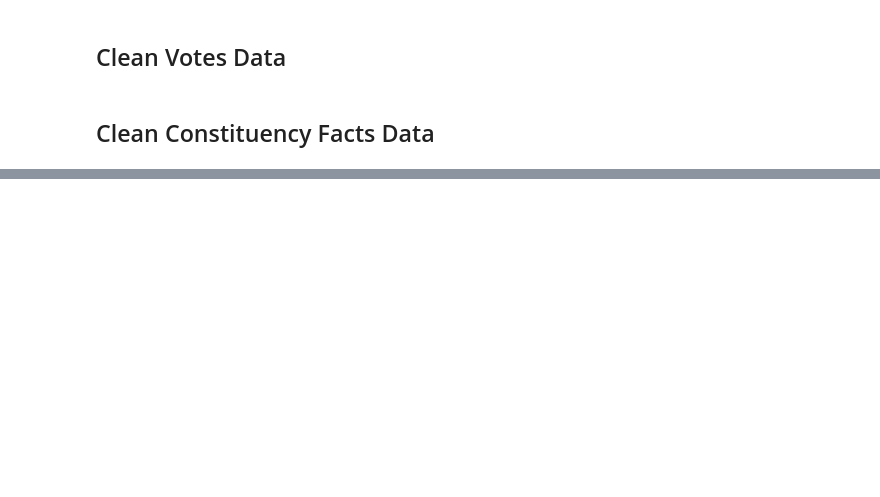
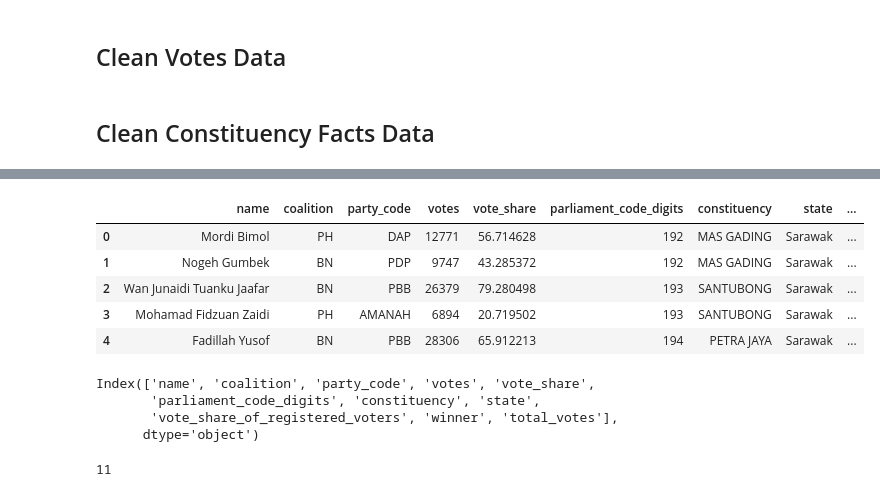
Before and after one commit to Thibico/malaysia-election-data-scraping, a Jupyter notebook: wrangling_and_cleaning_The_Star_2018.ipynb, the cells around one changed output, grey strips where cells are left out. Cells and saved outputs as stored; diff of their text form; code cells hidden in the pictures; blank space fills up the shorter version.

```diff
--- a/wrangling_and_cleaning_The_Star_2018.ipynb
+++ b/wrangling_and_cleaning_The_Star_2018.ipynb
@@ -254,0 +271,20 @@ parliament_facts.to_csv('data/cleaned/the_star/constituency_info_'+str(election_
+# %%
+parliament_votes.head(5)
+# %% [output]
+|  | name | coalition | party_code | votes | vote_share | parliament_code_digits | constituency | state | ... |
+| 0 | Mordi Bimol | PH | DAP | 12771 | 56.714628 | 192 | MAS GADING | Sarawak | ... |
+| 1 | Nogeh Gumbek | BN | PDP | 9747 | 43.285372 | 192 | MAS GADING | Sarawak | ... |
+| 2 | Wan Junaidi Tuanku Jaafar | BN | PBB | 26379 | 79.280498 | 193 | SANTUBONG | Sarawak | ... |
+| 3 | Mohamad Fidzuan Zaidi | PH | AMANAH | 6894 | 20.719502 | 193 | SANTUBONG | Sarawak | ... |
+| 4 | Fadillah Yusof | BN | PBB | 28306 | 65.912213 | 194 | PETRA JAYA | Sarawak | ... |
+# %%
+state_votes.columns
+# %% [output]
+Index(['name', 'coalition', 'party_code', 'votes', 'vote_share',
+       'parliament_code_digits', 'constituency', 'state',
+       'vote_share_of_registered_voters', 'winner', 'total_votes'],
+      dtype='object')
+# %%
+len(state_votes.columns)
+# %% [output]
+11
```
Also changed, not shown: parts of 19 cells of this notebook, 12 other files.
